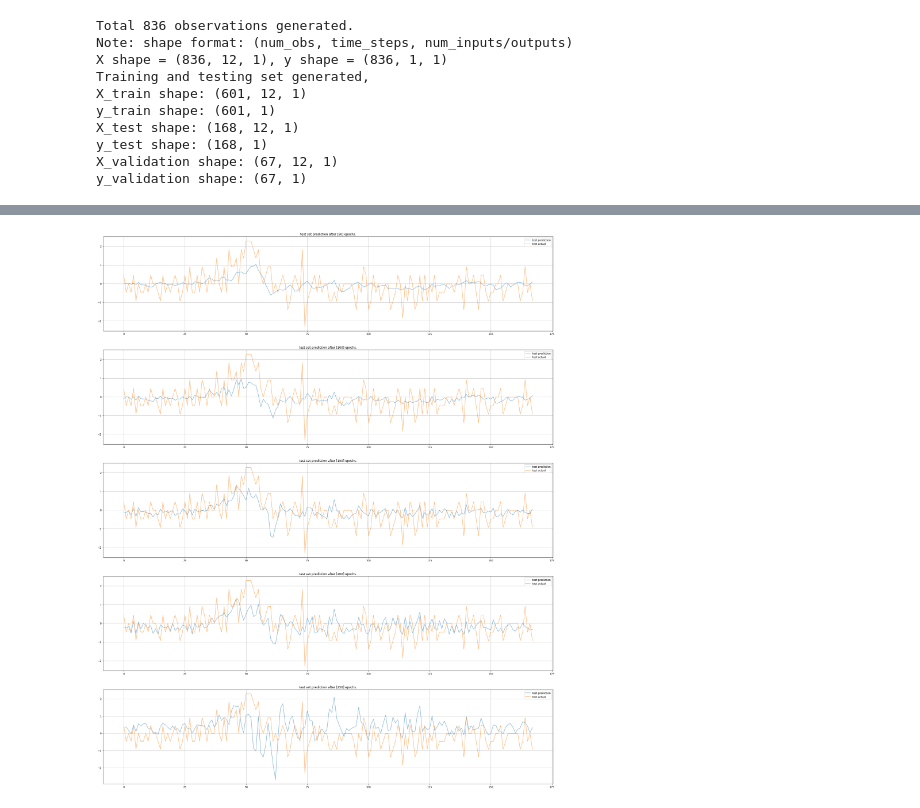
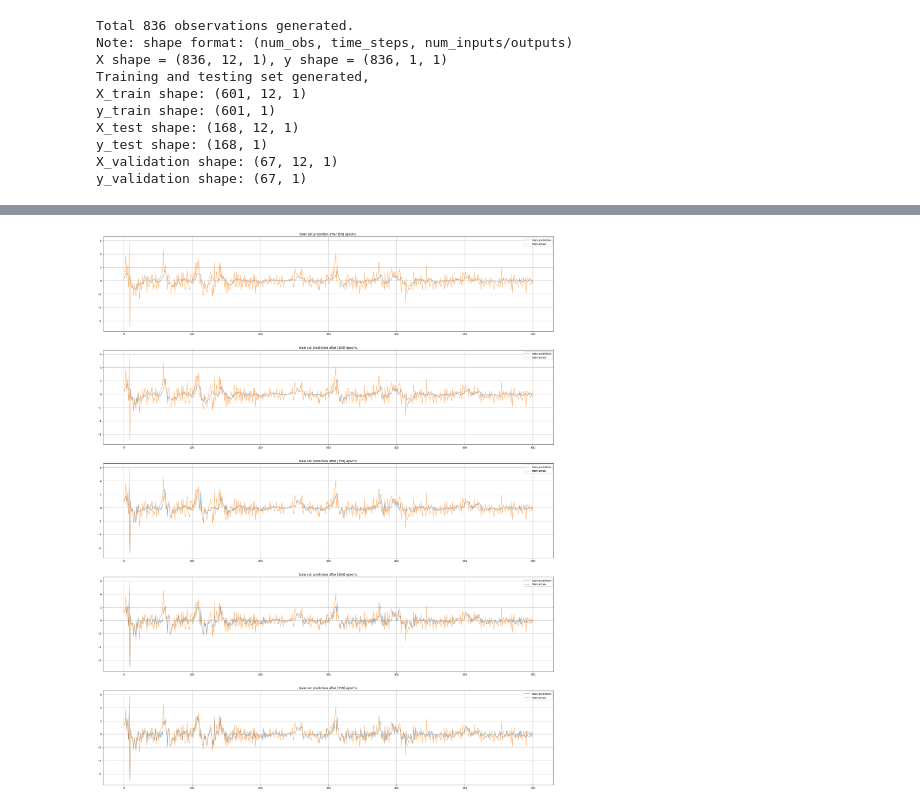
Before and after one commit to TianyuDu/AnnEconForecast, a Jupyter notebook: notebooks/stacked_lstm.ipynb, the cells around one changed output, grey strips where cells are left out. Saved outputs shown, nothing was run; the diff lists cells and outputs as text; code cells hidden in the pictures.

```diff
--- a/notebooks/stacked_lstm.ipynb
+++ b/notebooks/stacked_lstm.ipynb
@@ -158,9 +158,9 @@ Loss Summary:
 # plt.title("Training Set Result")
 # plt.show()
 # %%
-fig = plot_checkpoints(predictions, y_test, "test")
+fig = plot_checkpoints(predictions, y_train, "train")
 # %% [output]
-[figure, old version]
+[figure, new version]
 # %%
 # plt.close()
 # plt.figure(figsize=(32, 16))
```
Also changed, not shown: parts of 2 cells of this notebook, 7 other files.
